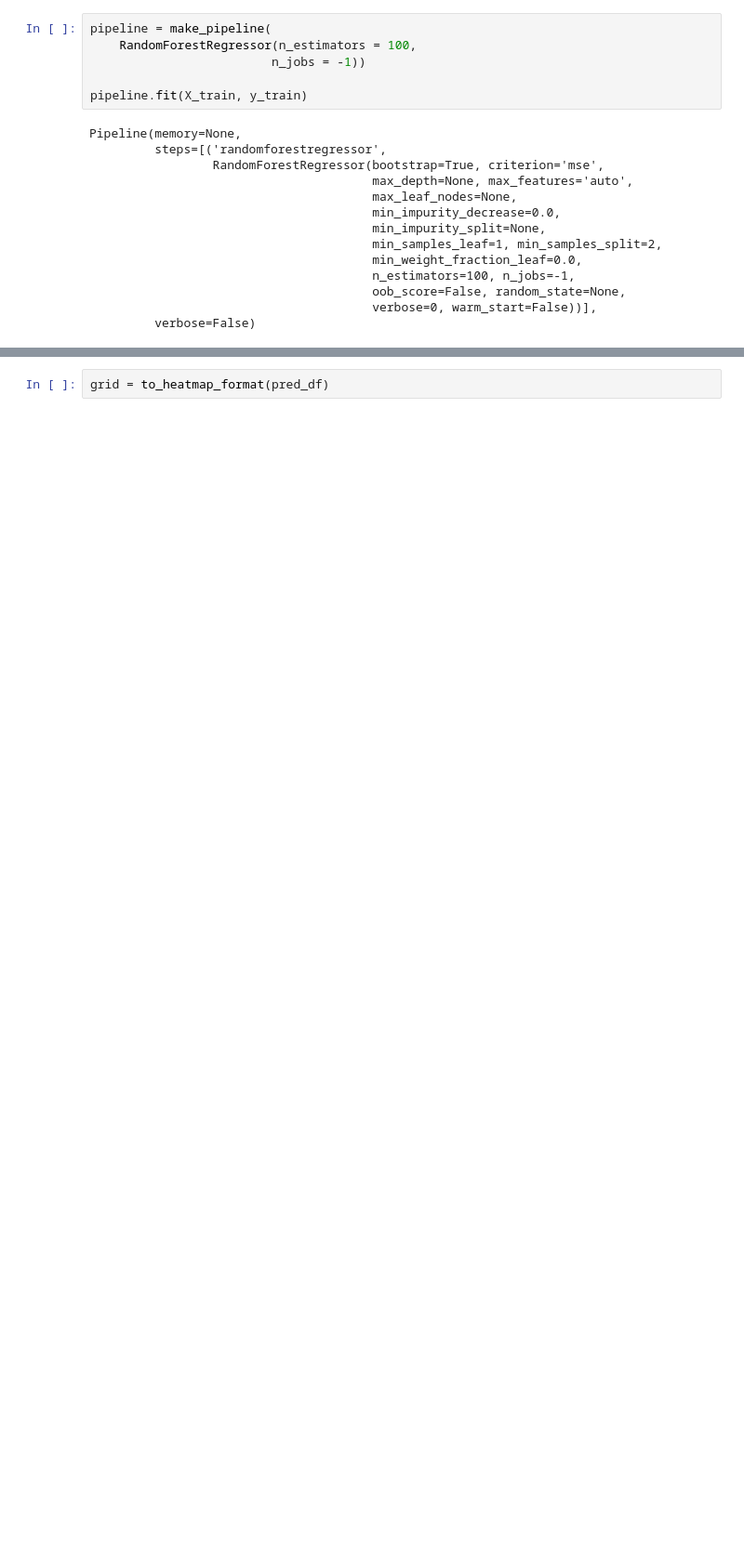
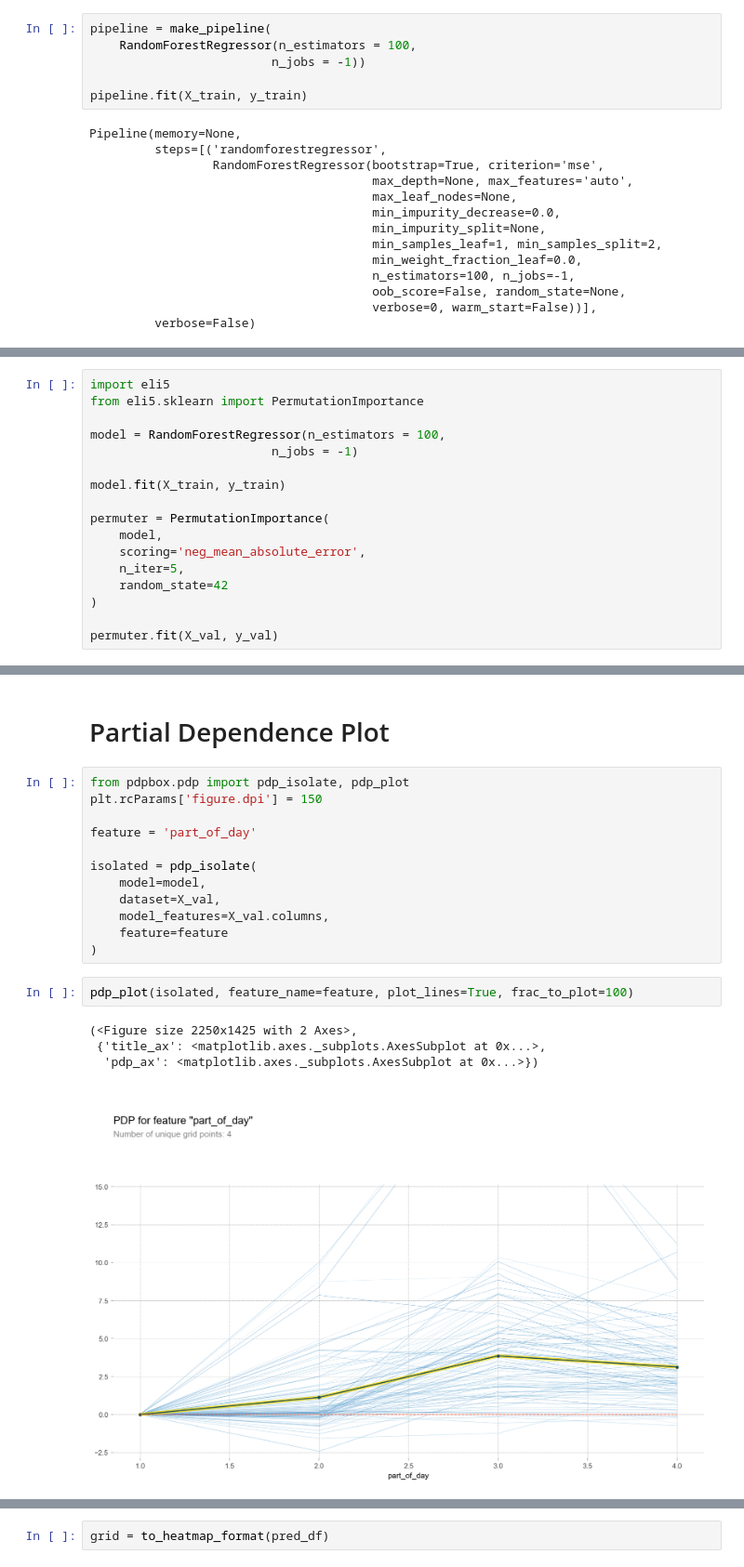
Before and after one commit to BrianThomasRoss/Predictive911, a Jupyter notebook: notebooks/model_and_predictions.ipynb, the cells around one changed output, grey strips where cells are left out. Shown at 93% size. Cells and saved outputs as stored; diff of their text form; blank space fills up the shorter version.

```diff
--- a/notebooks/model_and_predictions.ipynb
+++ b/notebooks/model_and_predictions.ipynb
@@ -414,0 +414,17 @@ df
+# %%
+import eli5
+from eli5.sklearn import PermutationImportance
+
+model = RandomForestRegressor(n_estimators = 100,
+                         n_jobs = -1)
+
+model.fit(X_train, y_train)
+
+permuter = PermutationImportance(
+    model,
+    scoring='neg_mean_absolute_error',
+    n_iter=5,
+    random_state=42
+)
+
+permuter.fit(X_val, y_val)
@@ -414,0 +469,21 @@ df
+# %% [markdown]
+# Partial Dependence Plot
+# %%
+from pdpbox.pdp import pdp_isolate, pdp_plot
+plt.rcParams['figure.dpi'] = 150
+
+feature = 'part_of_day'
+
+isolated = pdp_isolate(
+    model=model,
+    dataset=X_val,
+    model_features=X_val.columns,
+    feature=feature
+)
+# %%
+pdp_plot(isolated, feature_name=feature, plot_lines=True, frac_to_plot=100)
+# %% [output]
+(<Figure size 2250x1425 with 2 Axes>,
+ {'title_ax': <matplotlib.axes._subplots.AxesSubplot at 0x...>,
+  'pdp_ax': <matplotlib.axes._subplots.AxesSubplot at 0x...>})
+[figure, added]
```
Also changed, not shown: parts of 25 cells of this notebook.
